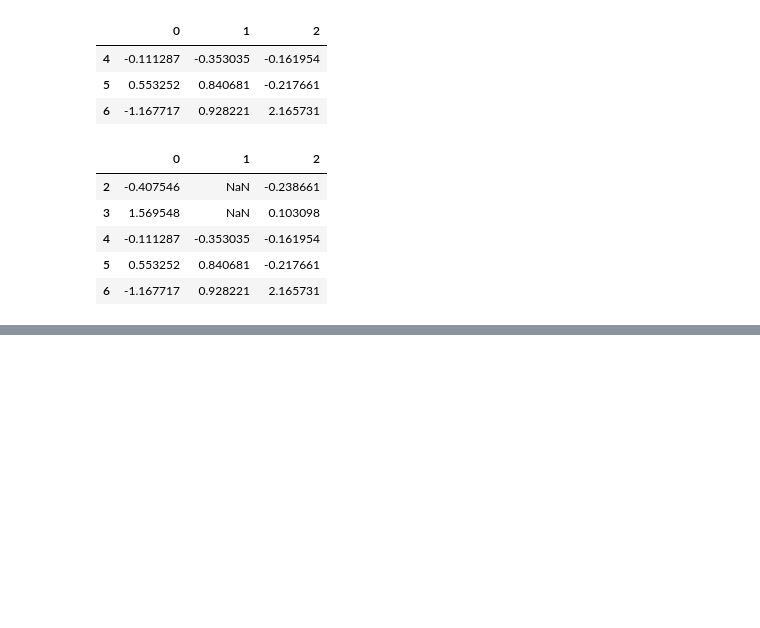
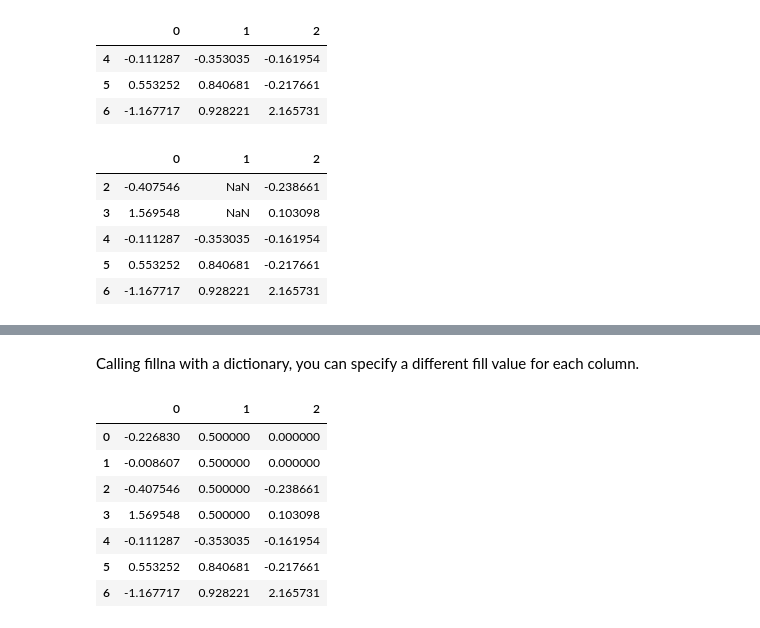
Before and after one commit to LydiaStoneKonstanski/WesCh678, a Jupyter notebook: Chapter7WorkAlong.ipynb, the cells around one changed output, grey strips where cells are left out. Cells and saved outputs as stored; diff of their text form; code cells hidden in the pictures; blank space fills up the shorter version.

```diff
--- a/Chapter7WorkAlong.ipynb
+++ b/Chapter7WorkAlong.ipynb
@@ -150,0 +164,13 @@ df.dropna(thresh=2)
+# %% [markdown]
+Calling fillna with a dictionary, you can specify a different fill value for each column.
+# %%
+df.fillna({1: 0.5, 2:0})
+# %% [output]
+|  | 0 | 1 | 2 |
+| 0 | -0.226830 | 0.500000 | 0.000000 |
+| 1 | -0.008607 | 0.500000 | 0.000000 |
+| 2 | -0.407546 | 0.500000 | -0.238661 |
+| 3 | 1.569548 | 0.500000 | 0.103098 |
+| 4 | -0.111287 | -0.353035 | -0.161954 |
+| 5 | 0.553252 | 0.840681 | -0.217661 |
+| 6 | -1.167717 | 0.928221 | 2.165731 |
```
Also changed, not shown: parts of 28 cells of this notebook, 1 other file.
